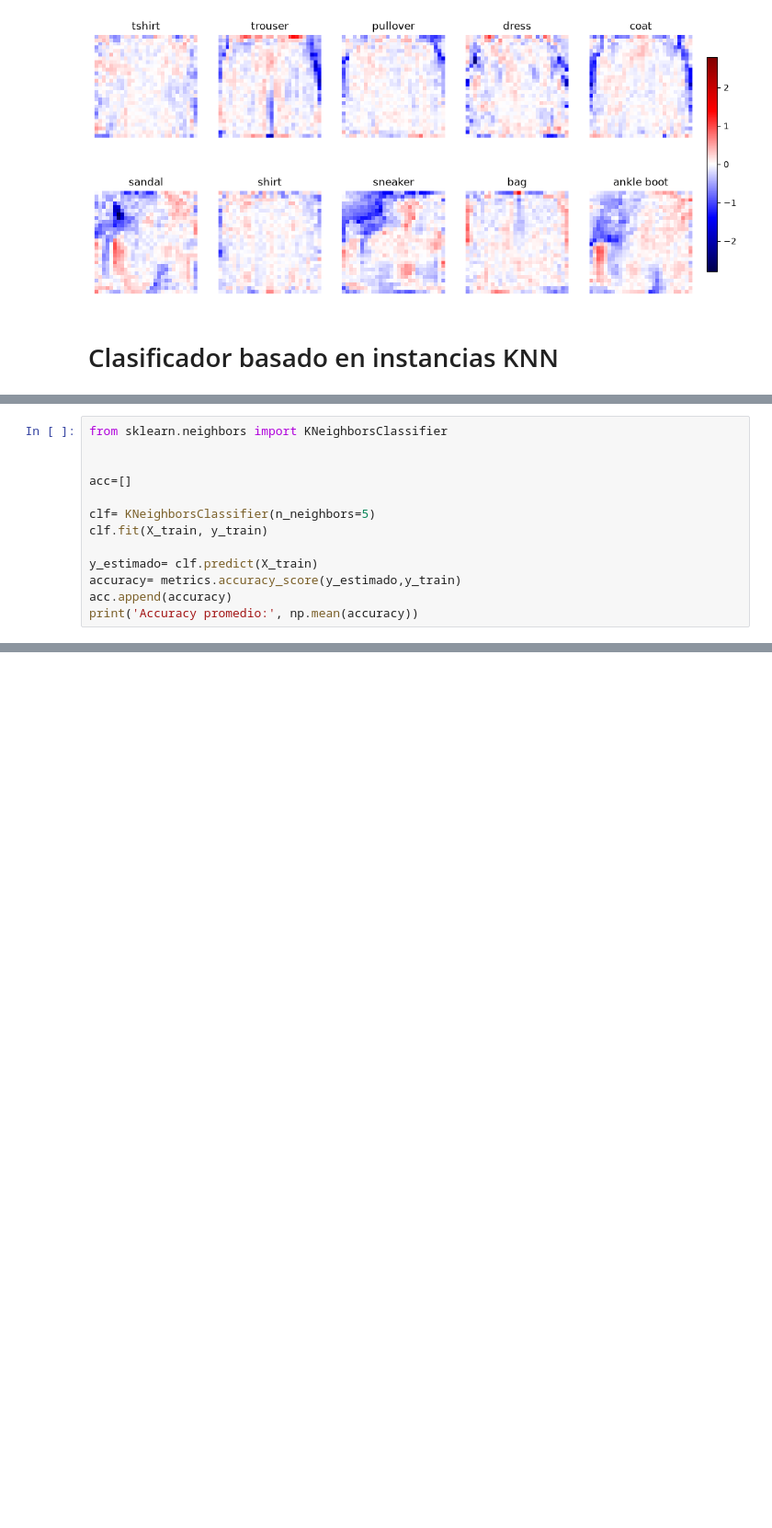
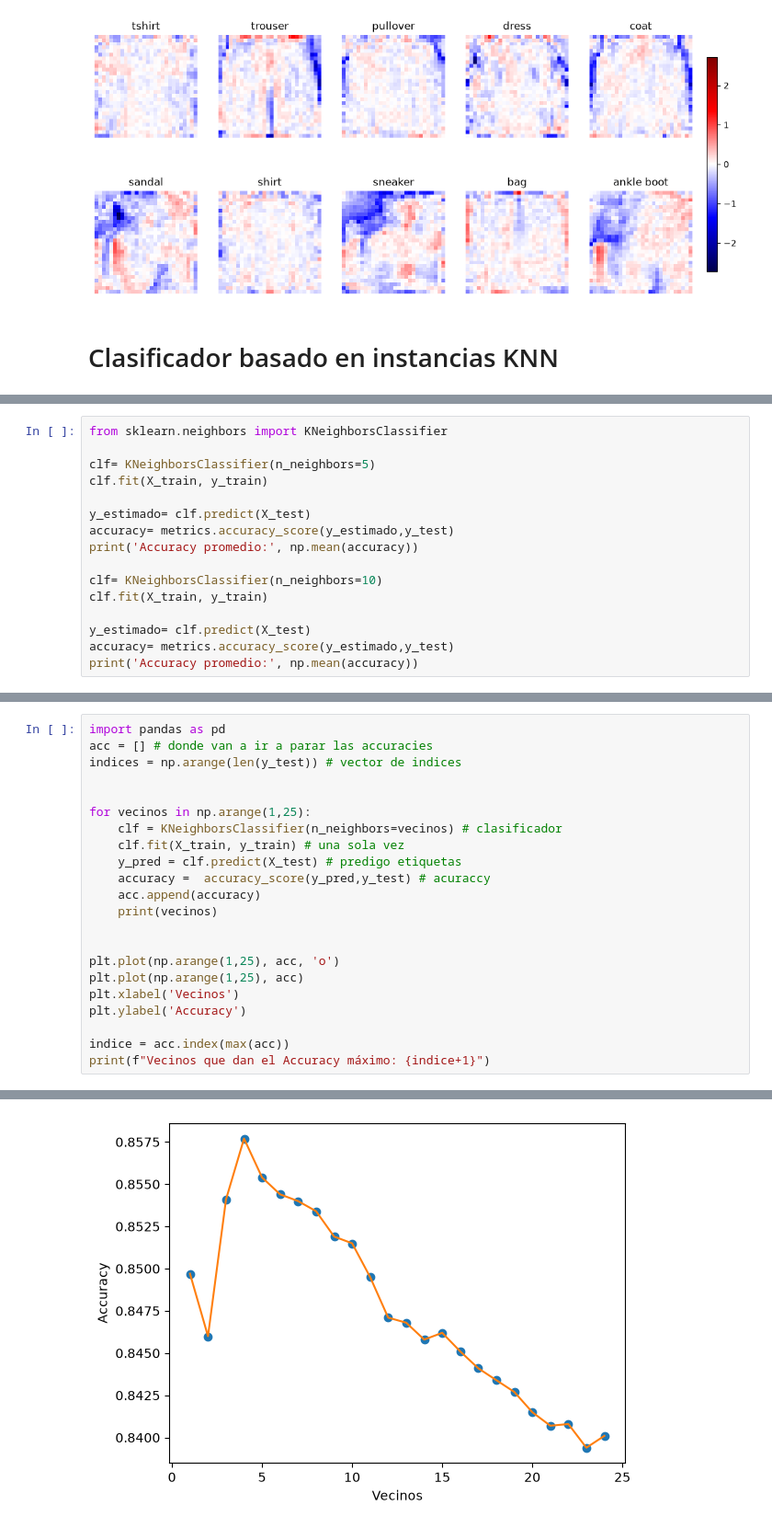
Before and after one commit to TomasCarneroRoldan125/Labo-de-Datos, a Jupyter notebook: Clasificador de ropa.ipynb, the cells around one changed output, grey strips where cells are left out. Shown at 92% size. Drawn from its saved outputs; the diff is of its cells as text; blank space fills up the shorter version.

Commit message:
código de comletar caras, uso knn para clasificador

```diff
--- a/Clasificador de ropa.ipynb
+++ b/Clasificador de ropa.ipynb
@@ -344,14 +357,17 @@ X_test= X_test/255
 # %%
 from sklearn.neighbors import KNeighborsClassifier
-
-
-acc=[]
 
 clf= KNeighborsClassifier(n_neighbors=5)
 clf.fit(X_train, y_train)
 
-y_estimado= clf.predict(X_train)
-accuracy= metrics.accuracy_score(y_estimado,y_train)
-acc.append(accuracy)
+y_estimado= clf.predict(X_test)
+accuracy= metrics.accuracy_score(y_estimado,y_test)
 print('Accuracy promedio:', np.mean(accuracy))
+
+clf= KNeighborsClassifier(n_neighbors=10)
+clf.fit(X_train, y_train)
+
+y_estimado= clf.predict(X_test)
+accuracy= metrics.accuracy_score(y_estimado,y_test)
+print('Accuracy promedio:', np.mean(accuracy))
 # %% [output]
@@ -358,0 +413,23 @@ Accuracy promedio: 0.8997666666666667
+# %%
+import pandas as pd
+acc = [] # donde van a ir a parar las accuracies
+indices = np.arange(len(y_test)) # vector de indices
+
+
+for vecinos in np.arange(1,25):
+    clf = KNeighborsClassifier(n_neighbors=vecinos) # clasificador
+    clf.fit(X_train, y_train) # una sola vez
+    y_pred = clf.predict(X_test) # predigo etiquetas
+    accuracy =  accuracy_score(y_pred,y_test) # acuraccy
+    acc.append(accuracy)
+    print(vecinos)
+
+
+plt.plot(np.arange(1,25), acc, 'o')
+plt.plot(np.arange(1,25), acc)
+plt.xlabel('Vecinos')
+plt.ylabel('Accuracy')
+
+indice = acc.index(max(acc))
+print(f"Vecinos que dan el Accuracy máximo: {indice+1}")
+# %% [output]
@@ -358,0 +454 @@ Accuracy promedio: 0.8997666666666667
+[figure, added]
```
Also changed, not shown: parts of 22 cells of this notebook, 2 other files.
